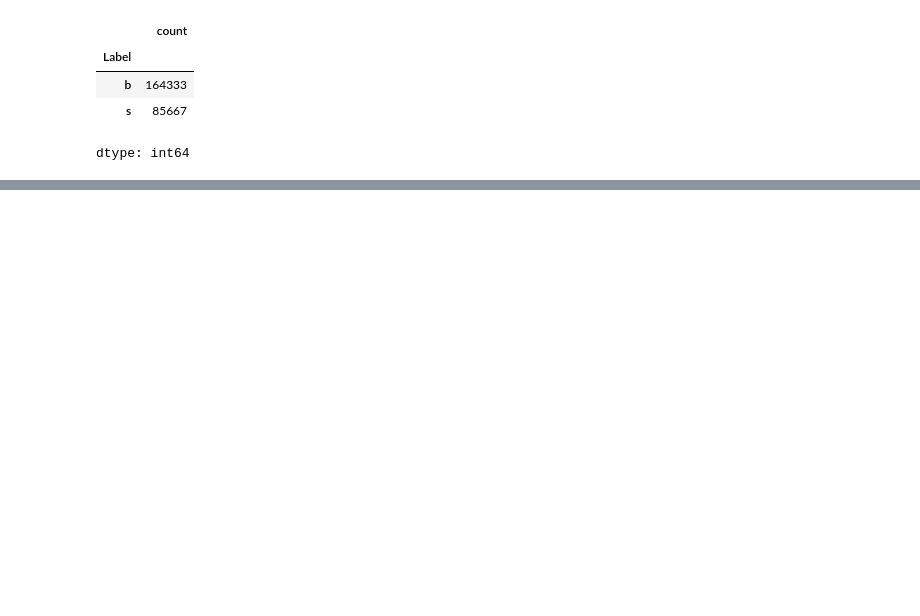
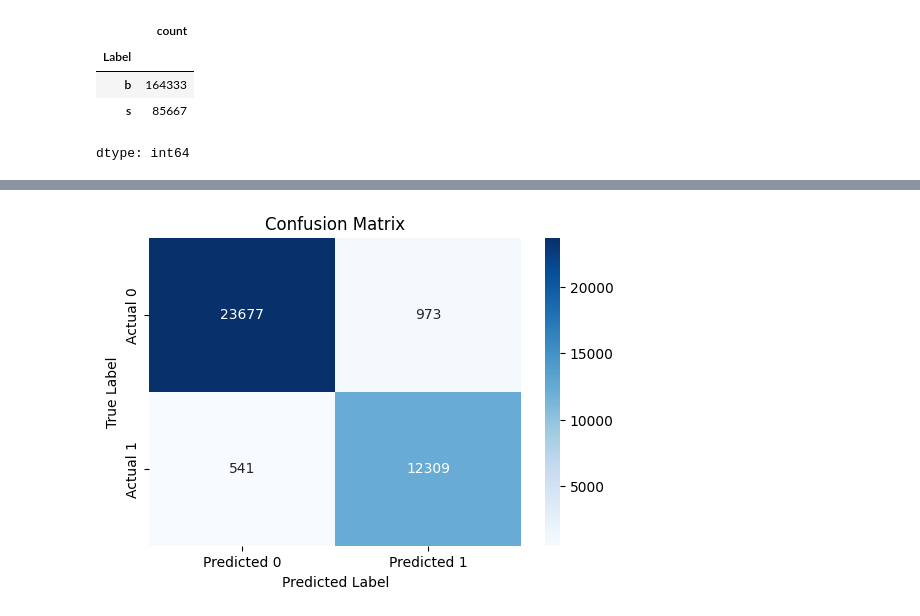
Before and after one commit to arahmanmdmajid/DS_AI_11, a Jupyter notebook: Deep_Learning_Module_Project.ipynb, the cells around one changed output, grey strips where cells are left out. Saved outputs shown, nothing was run; the diff lists cells and outputs as text; code cells hidden in the pictures; blank space fills up the shorter version.

```diff
--- a/Deep_Learning_Module_Project.ipynb
+++ b/Deep_Learning_Module_Project.ipynb
@@ -462,0 +273,8 @@ print(f"XGBoost Test ROC-AUC: {roc_auc_xgb:.4f}")
+# %%
+# Evaluating the model on the test set
+# Convert string labels to numerical labels
+y_test_numeric = y_test.replace({'s': 1, 'b': 0})
+
+loss, accuracy = model.evaluate(X_test, y_test_numeric)
+print(f'Test Loss: {loss:.4f}')
+print(f'Test Accuracy: {accuracy:.4f}')
@@ -462,0 +312,12 @@ print(f"XGBoost Test ROC-AUC: {roc_auc_xgb:.4f}")
+# %%
+# Predict probabilities on the test set
+y_pred_proba = model.predict(X_test)
+# Predict class labels on the test set (threshold is 0.5)
+y_pred = (y_pred_proba > 0.5).astype(int)
+
+# Report performance metrics
+print("\n--- Performance Metrics on Test Set ---")
+print(f"Accuracy: {accuracy_score(y_test_numeric, y_pred):.4f}")
+print(f"Precision: {precision_score(y_test_numeric, y_pred):.4f}")
+print(f"Recall: {recall_score(y_test_numeric, y_pred):.4f}")
+print(f"F1 Score: {f1_score(y_test_numeric, y_pred):.4f}")
@@ -462,0 +332,11 @@ print(f"XGBoost Test ROC-AUC: {roc_auc_xgb:.4f}")
+# %%
+# Confusion Matrix
+conf_matrix = confusion_matrix(y_test_numeric, y_pred)
+plt.figure(figsize=(6, 4))
+sns.heatmap(conf_matrix, annot=True, fmt='d', cmap='Blues', xticklabels=['Predicted 0', 'Predicted 1'], yticklabels=['Actual 0', 'Actual 1'])
+plt.xlabel('Predicted Label')
+plt.ylabel('True Label')
+plt.title('Confusion Matrix')
+plt.show()
+# %% [output]
+[figure, added]
```
Also changed, not shown: parts of 24 cells of this notebook.
